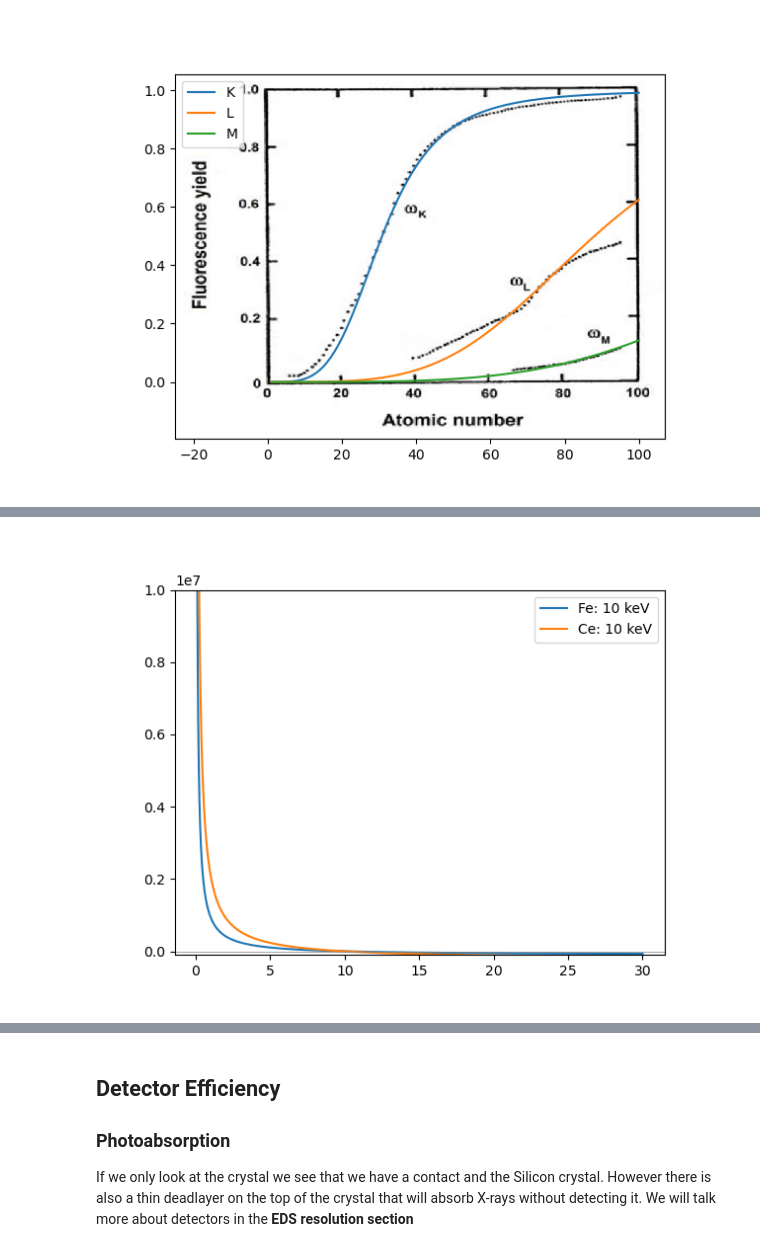
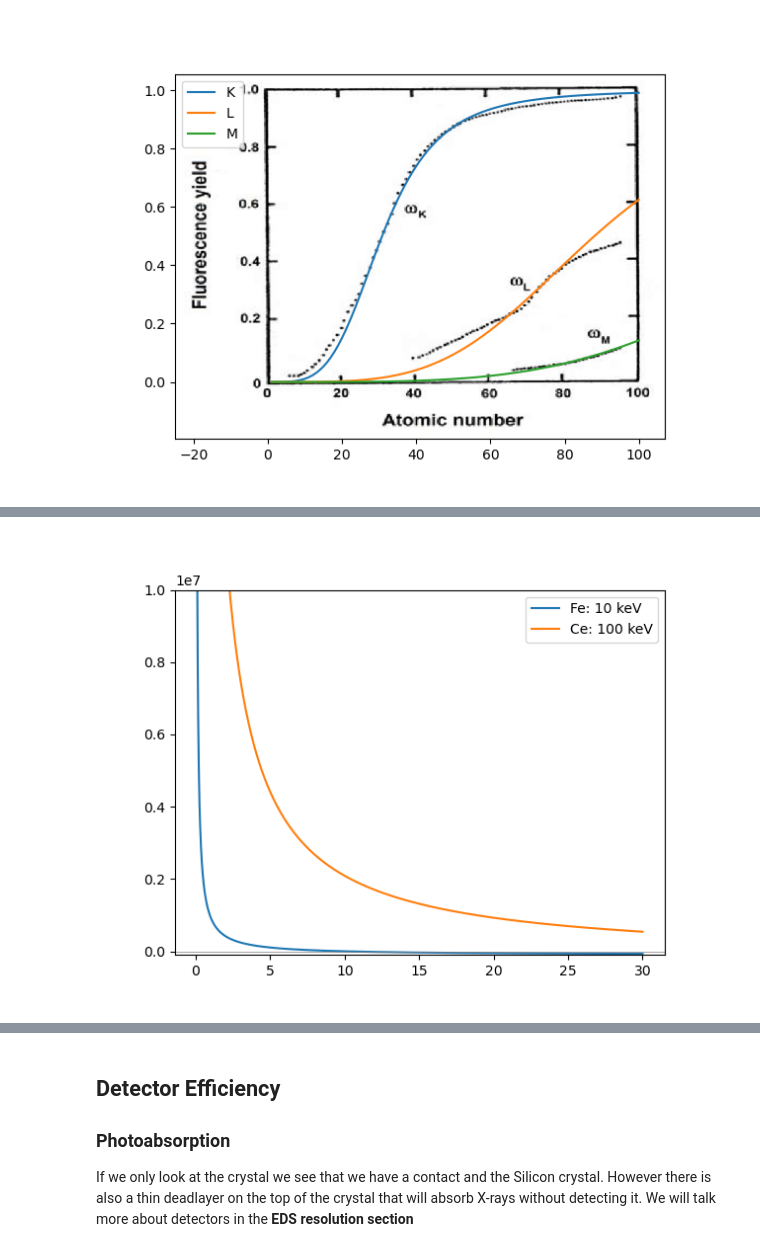
Before and after one commit to gduscher/MLSTEM2025, a Jupyter notebook: Day3/1_Introduction_EDS.ipynb, the cells around one changed output, grey strips where cells are left out. Drawn from its saved outputs; the diff is of its cells as text; code cells hidden in the pictures.

```diff
--- a/Day3/1_Introduction_EDS.ipynb
+++ b/Day3/1_Introduction_EDS.ipynb
@@ -249,25 +249,25 @@ The Bremsstrahlung is anoistropic, peaked in the forwad direction of the inciden
 # %%
 Z = 26
 E_0 = 10 # keV
 
 K = -4000
 I = 1
 
 E = energy_scale = np.linspace(.1,30,2048) #in keV
 N_E = I*K*Z*(E-E_0)/E
 
 Z2 = 58
-E_02 = 10 # keV
+E_02 = 100 # keV
 N_E2 = I*K*Z2*(E-E_02)/E
 
 plt.figure()
 plt.plot(energy_scale, N_E, label= f'Fe: {E_0} keV');
 plt.plot(energy_scale, N_E2, label= f'Ce: {E_02} keV');
 plt.axhline(y=0., color='gray', linestyle='-', linewidth = 0.5)
 plt.ylim( -1e5, 1e7)
 plt.legend();
 # %% [output]
-[figure, old version]
+[figure, new version]
 # %% [markdown]
 ### Bremsstrahlung and EDS Background
 
```
